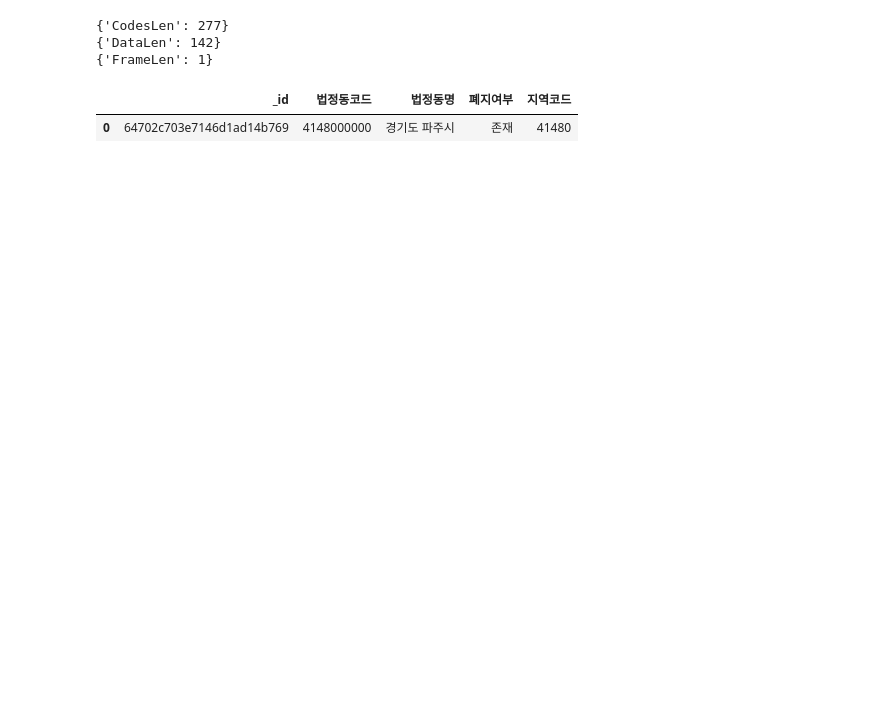
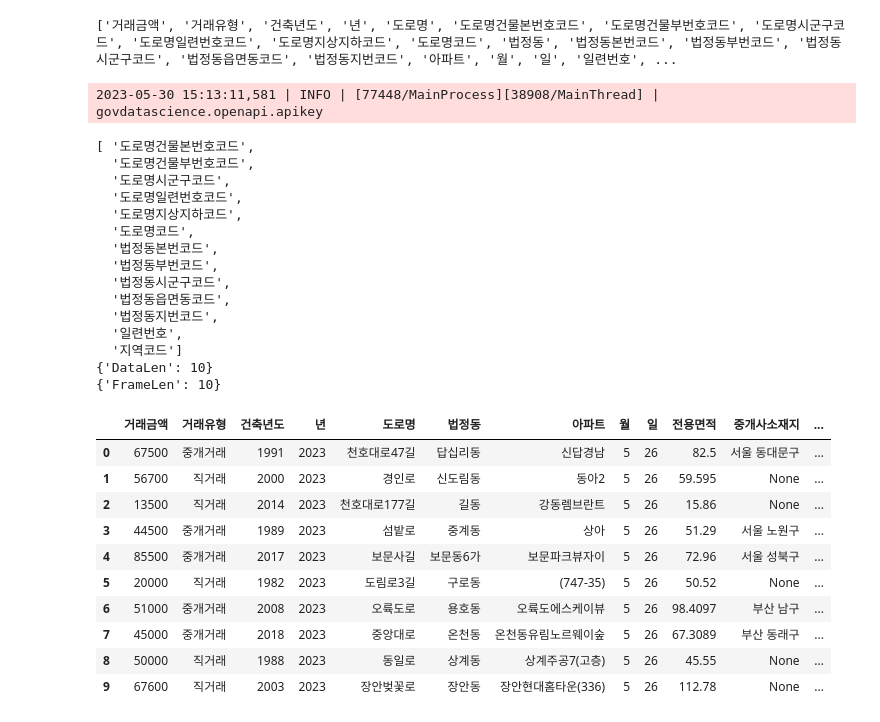
Before and after one commit to innovata/GovDataScience, a Jupyter notebook: jupyter/DataView.ipynb, the cells around one changed output. Saved outputs shown, nothing was run; the diff lists cells and outputs as text; code cells hidden in the pictures; blank space fills up the shorter version.

```diff
--- a/jupyter/DataView.ipynb
+++ b/jupyter/DataView.ipynb
@@ -27,12 +153,37 @@ df
+# %%
+print(list(df.columns))
+# %% [output]
+['거래금액', '거래유형', '건축년도', '년', '도로명', '도로명건물본번호코드', '도로명건물부번호코드', '도로명시군구코드', '도로명일련번호코드', '도로명지상지하코드', '도로명코드', '법정동', '법정동본번코드', '법정동부번코드', '법정동시군구코드', '법정동읍면동코드', '법정동지번코드', '아파트', '월', '일', '일련번호', ...
 # %%
 reload_all()
-# datamodels.LocationCode().__create__()
-df = datamodels.LocationCode().view()
+df = datamodels.AptTradeRealContract().view()
 df
 # %% [output]
-{'CodesLen': 277}
-{'DataLen': 142}
-{'FrameLen': 1}
+2023-05-30 15:13:11,581 | INFO | [77448/MainProcess][38908/MainThread] | govdatascience.openapi.apikey
+[ '도로명건물본번호코드',
+  '도로명건물부번호코드',
+  '도로명시군구코드',
+  '도로명일련번호코드',
+  '도로명지상지하코드',
+  '도로명코드',
+  '법정동본번코드',
+  '법정동부번코드',
+  '법정동시군구코드',
+  '법정동읍면동코드',
+  '법정동지번코드',
+  '일련번호',
+  '지역코드']
+{'DataLen': 10}
+{'FrameLen': 10}
-|  | _id | 법정동코드 | 법정동명 | 폐지여부 | 지역코드 |
-| 0 | 64702c703e7146d1ad14b769 | 4148000000 | 경기도 파주시 | 존재 | 41480 |
+|  | 거래금액 | 거래유형 | 건축년도 | 년 | 도로명 | 법정동 | 아파트 | 월 | 일 | 전용면적 | 중개사소재지 | ... |
+| 0 | 67500 | 중개거래 | 1991 | 2023 | 천호대로47길 | 답십리동 | 신답경남 | 5 | 26 | 82.5 | 서울 동대문구 | ... |
+| 1 | 56700 | 직거래 | 2000 | 2023 | 경인로 | 신도림동 | 동아2 | 5 | 26 | 59.595 | None | ... |
+| 2 | 13500 | 직거래 | 2014 | 2023 | 천호대로177길 | 길동 | 강동렘브란트 | 5 | 26 | 15.86 | None | ... |
+| 3 | 44500 | 중개거래 | 1989 | 2023 | 섬밭로 | 중계동 | 상아 | 5 | 26 | 51.29 | 서울 노원구 | ... |
+| 4 | 85500 | 중개거래 | 2017 | 2023 | 보문사길 | 보문동6가 | 보문파크뷰자이 | 5 | 26 | 72.96 | 서울 성북구 | ... |
+| 5 | 20000 | 직거래 | 1982 | 2023 | 도림로3길 | 구로동 | (747-35) | 5 | 26 | 50.52 | None | ... |
+| 6 | 51000 | 중개거래 | 2008 | 2023 | 오륙도로 | 용호동 | 오륙도에스케이뷰 | 5 | 26 | 98.4097 | 부산 남구 | ... |
+| 7 | 45000 | 중개거래 | 2018 | 2023 | 중앙대로 | 온천동 | 온천동유림노르웨이숲 | 5 | 26 | 67.3089 | 부산 동래구 | ... |
+| 8 | 50000 | 직거래 | 1988 | 2023 | 동일로 | 상계동 | 상계주공7(고층) | 5 | 26 | 45.55 | None | ... |
+| 9 | 67600 | 직거래 | 2003 | 2023 | 장안벚꽃로 | 장안동 | 장안현대홈타운(336) | 5 | 26 | 112.78 | None | ... |
 # %%
```
Also changed, not shown: parts of 16 cells of this notebook, 14 other files.
